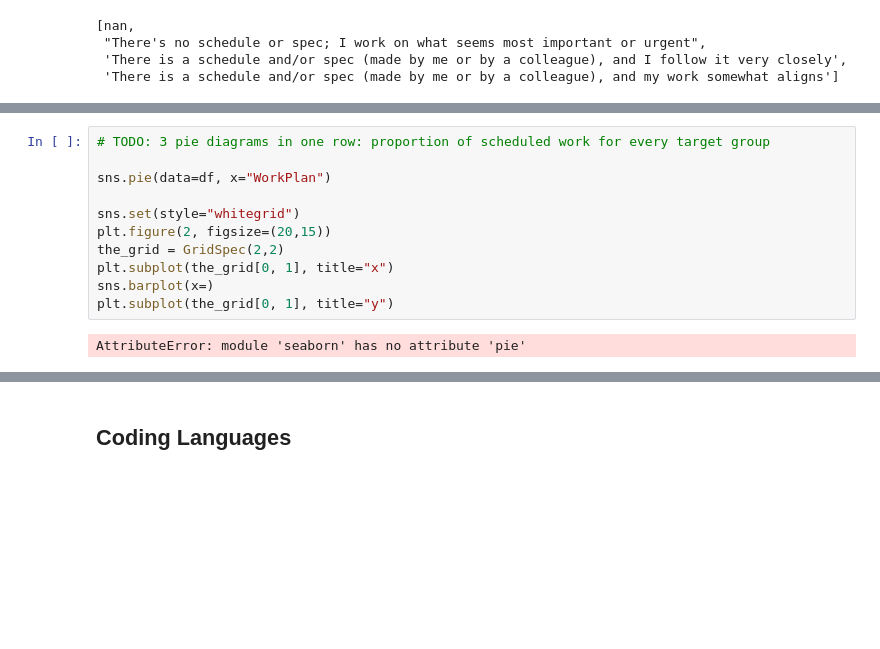
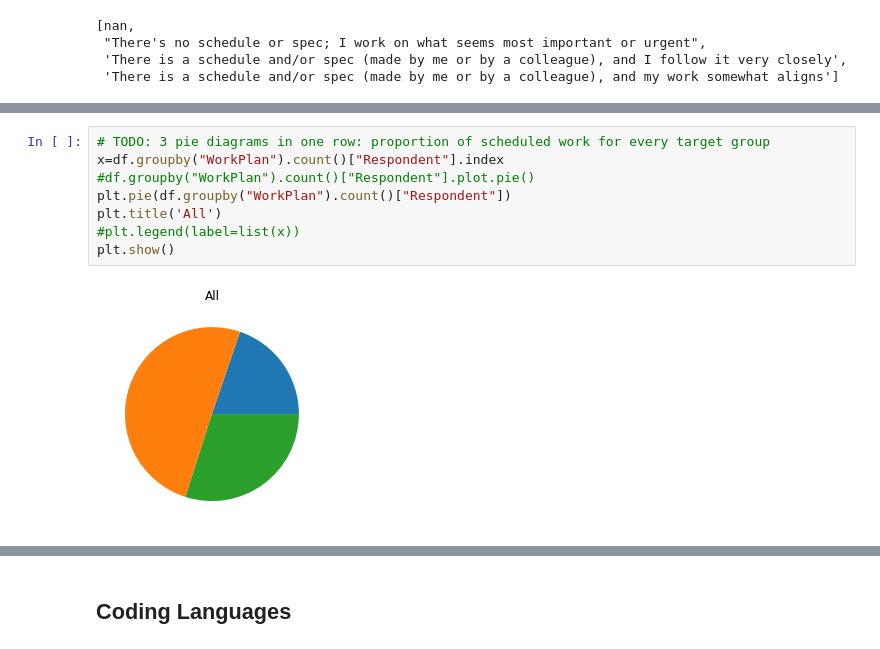
Before and after one commit to dirkkalmbach/How-to-Freelance-in-Data-Science, a Jupyter notebook: Data Analysis.ipynb, the cells around one changed output, grey strips where cells are left out. Saved outputs shown, nothing was run; the diff lists cells and outputs as text; blank space fills up the shorter version.

```diff
--- a/Data Analysis.ipynb
+++ b/Data Analysis.ipynb
@@ -393,13 +398,10 @@ h.get_cat("WorkPlan")
 # %%
 # TODO: 3 pie diagrams in one row: proportion of scheduled work for every target group
-
-sns.pie(data=df, x="WorkPlan")
-
-sns.set(style="whitegrid")
-plt.figure(2, figsize=(20,15))
-the_grid = GridSpec(2,2)
-plt.subplot(the_grid[0, 1], title="x")
-sns.barplot(x=)
-plt.subplot(the_grid[0, 1], title="y")
+x=df.groupby("WorkPlan").count()["Respondent"].index
+#df.groupby("WorkPlan").count()["Respondent"].plot.pie()
+plt.pie(df.groupby("WorkPlan").count()["Respondent"])
+plt.title('All')
+#plt.legend(label=list(x))
+plt.show()
 # %% [output]
-AttributeError: module 'seaborn' has no attribute 'pie'
+[figure, added]
```
Also changed, not shown: parts of 3 cells of this notebook.
